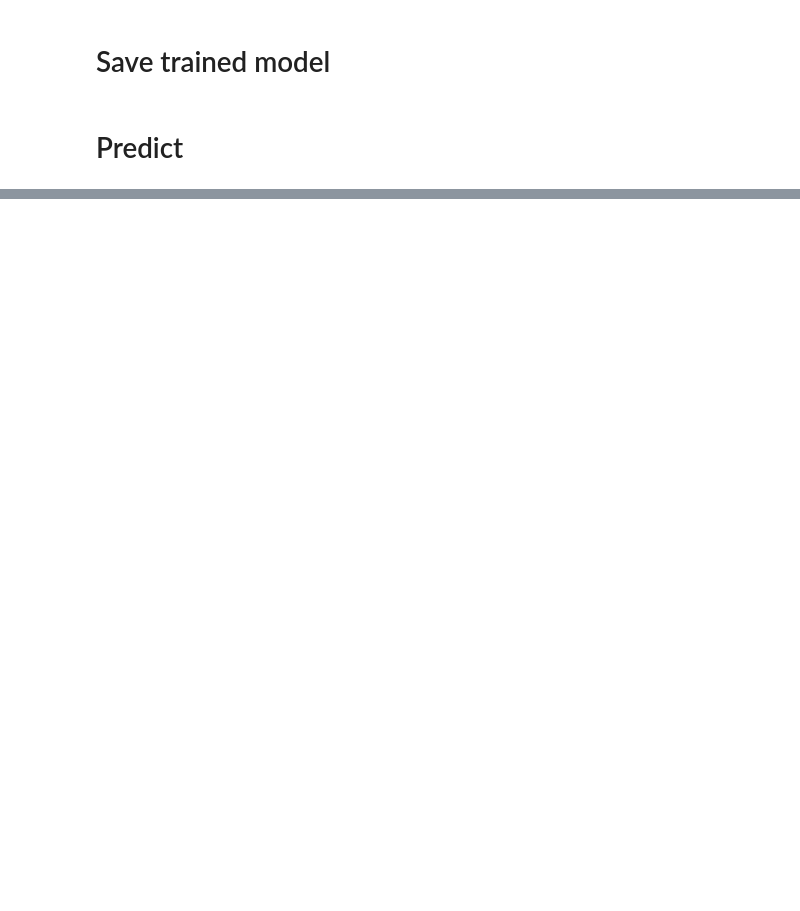
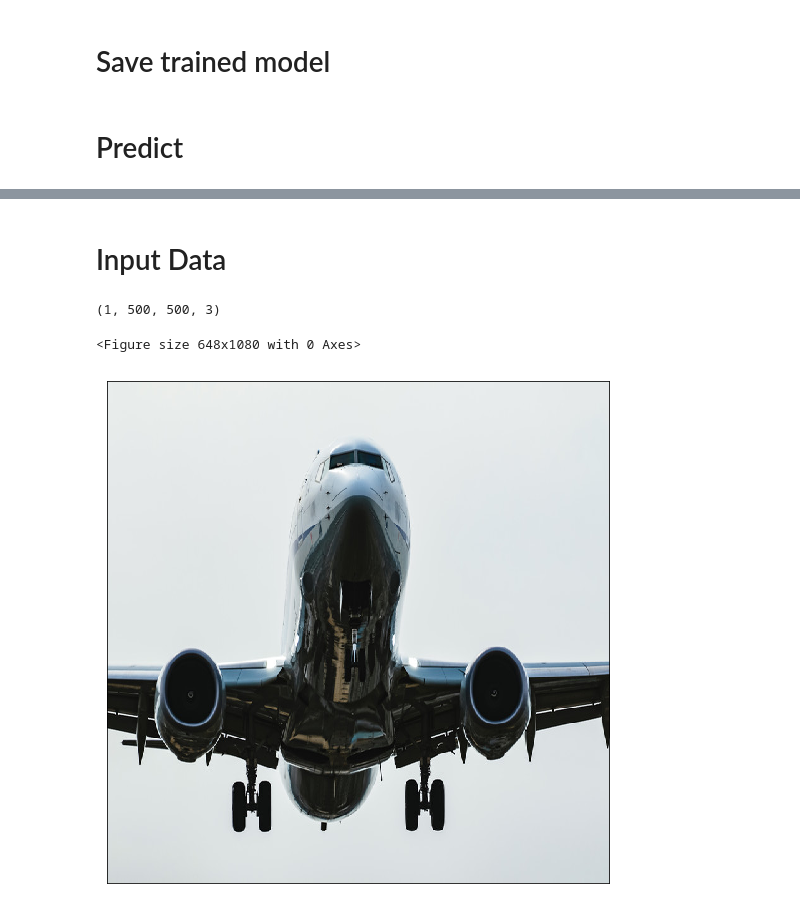
Before and after one commit to cafenoctua/CIFAR10_Classification_App, a Jupyter notebook: jupyter_tensoflow_env/src/CIFAR10_Cassification.ipynb, the cells around one changed output, grey strips where cells are left out. Saved outputs shown, nothing was run; the diff lists cells and outputs as text; code cells hidden in the pictures; blank space fills up the shorter version.

Commit message:
v0.0.1-Add Input function

```diff
--- a/jupyter_tensoflow_env/src/CIFAR10_Cassification.ipynb
+++ b/jupyter_tensoflow_env/src/CIFAR10_Cassification.ipynb
@@ -200,0 +197,28 @@ for i in range(num):
+# %% [markdown]
+# Input Data
+# %%
+from PIL import Image
+
+input_img_row = Image.open('./img/airplane2.jpg')
+input_img_resize = input_img_row.resize((500,500))
+input_img = np.array(input_img_resize)
+# %%
+input_img = input_img.astype('float32') / 255
+# %%
+input_img = input_img[np.newaxis,:,:]
+input_img.shape
+# %% [output]
+(1, 500, 500, 3)
+# %%
+fig = plt.figure(figsize=(9, 15))
+fig.subplots_adjust(left=0, right=1, bottom=0, top=0.5, hspace=0.05,
+                    wspace=0.05)
+
+num = 1
+for i in range(num):
+    fig = plt.figure(figsize=(9, 15))
+    ax = fig.add_subplot(num,1, i+1, xticks=[], yticks=[])
+    ax.imshow(input_img[i])
+# %% [output]
+<Figure size 648x1080 with 0 Axes>
+[figure, added]
```
Also changed, not shown: parts of 8 cells of this notebook, 13 other files.
